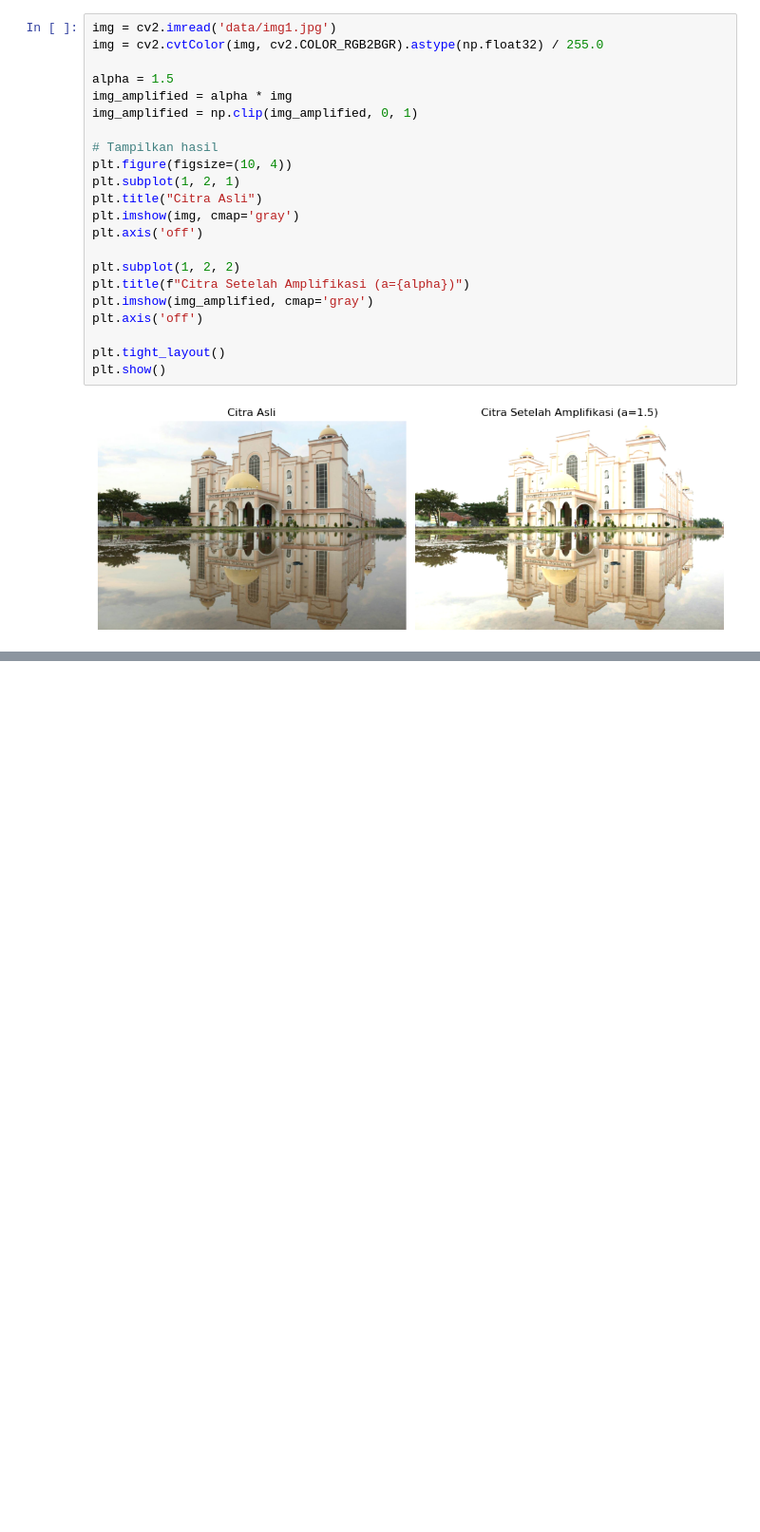
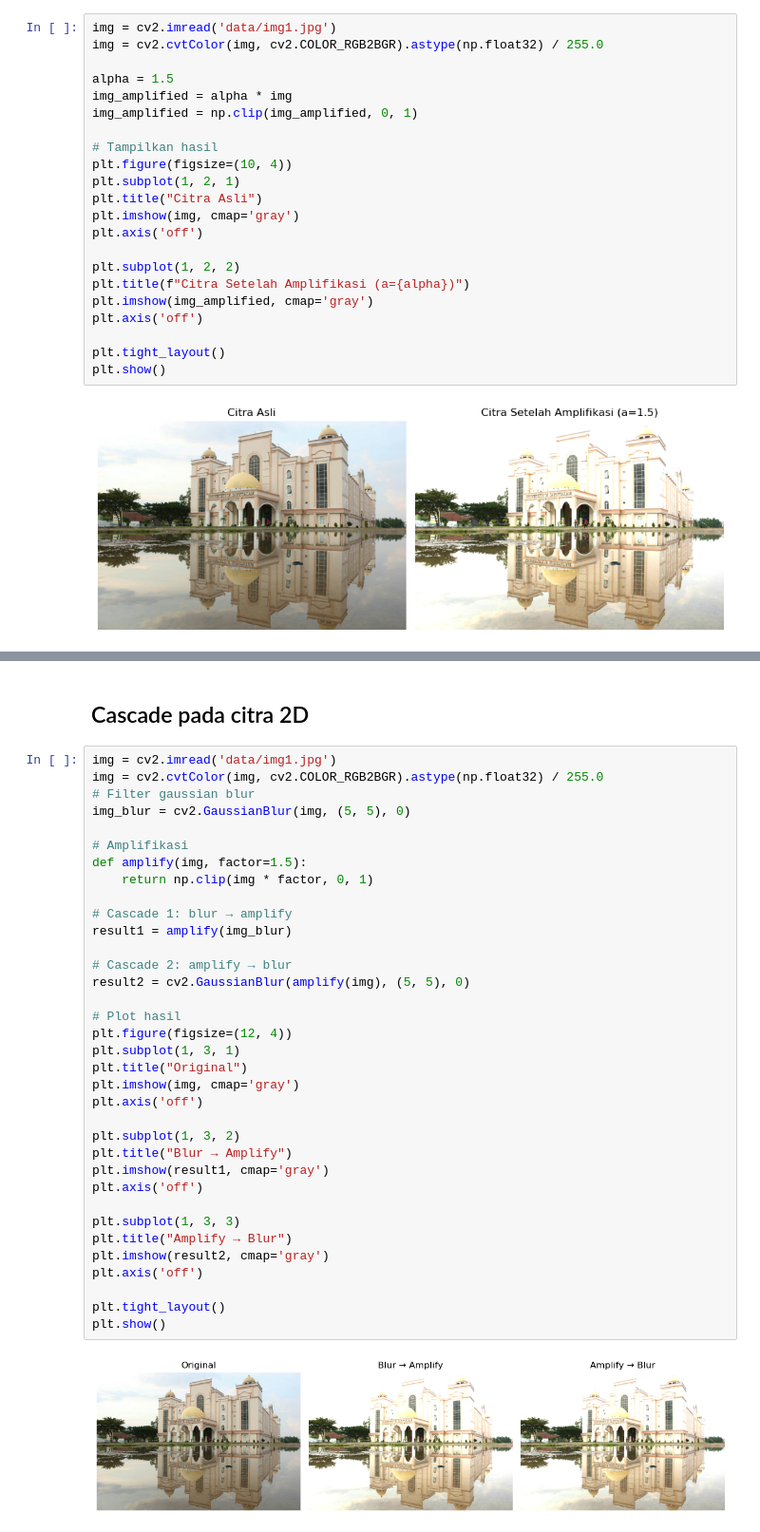
Before and after one commit to virgantara/Digital-Signal-Processing-Course, a Jupyter notebook: week04/penjumlahan.ipynb, the cells around one changed output, grey strips where cells are left out. Shown at 95% size. Saved outputs shown, nothing was run; the diff lists cells and outputs as text; blank space fills up the shorter version.

```diff
--- a/week04/penjumlahan.ipynb
+++ b/week04/penjumlahan.ipynb
@@ -189,0 +222,39 @@ plt.show()
+# %% [markdown]
+## Cascade pada citra 2D
+# %%
+img = cv2.imread('data/img1.jpg')
+img = cv2.cvtColor(img, cv2.COLOR_RGB2BGR).astype(np.float32) / 255.0
+# Filter gaussian blur
+img_blur = cv2.GaussianBlur(img, (5, 5), 0)
+
+# Amplifikasi
+def amplify(img, factor=1.5):
+    return np.clip(img * factor, 0, 1)
+
+# Cascade 1: blur → amplify
+result1 = amplify(img_blur)
+
+# Cascade 2: amplify → blur
+result2 = cv2.GaussianBlur(amplify(img), (5, 5), 0)
+
+# Plot hasil
+plt.figure(figsize=(12, 4))
+plt.subplot(1, 3, 1)
+plt.title("Original")
+plt.imshow(img, cmap='gray')
+plt.axis('off')
+
+plt.subplot(1, 3, 2)
+plt.title("Blur → Amplify")
+plt.imshow(result1, cmap='gray')
+plt.axis('off')
+
+plt.subplot(1, 3, 3)
+plt.title("Amplify → Blur")
+plt.imshow(result2, cmap='gray')
+plt.axis('off')
+
+plt.tight_layout()
+plt.show()
+# %% [output]
+[figure, added]
```
Also changed, not shown: parts of 9 cells of this notebook, 1 other file.
